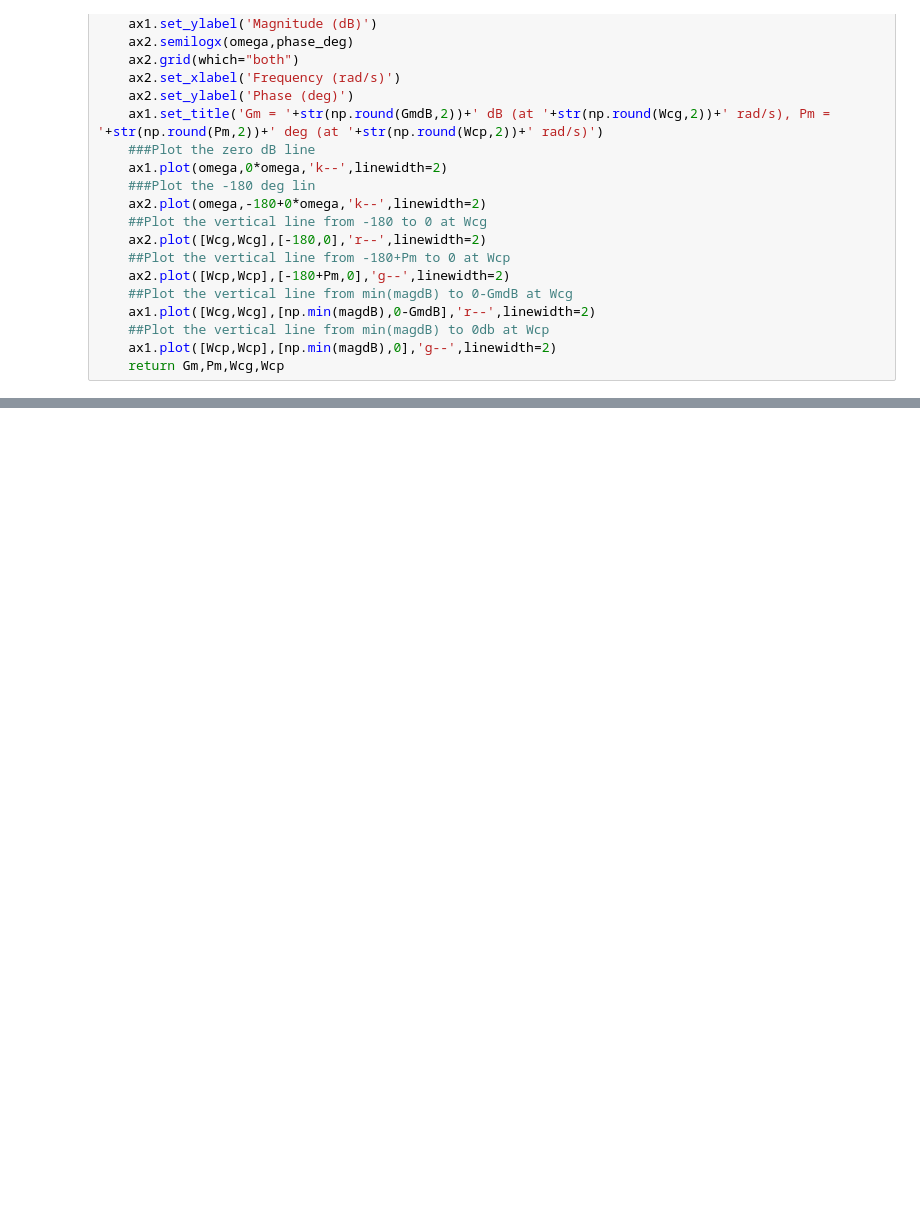
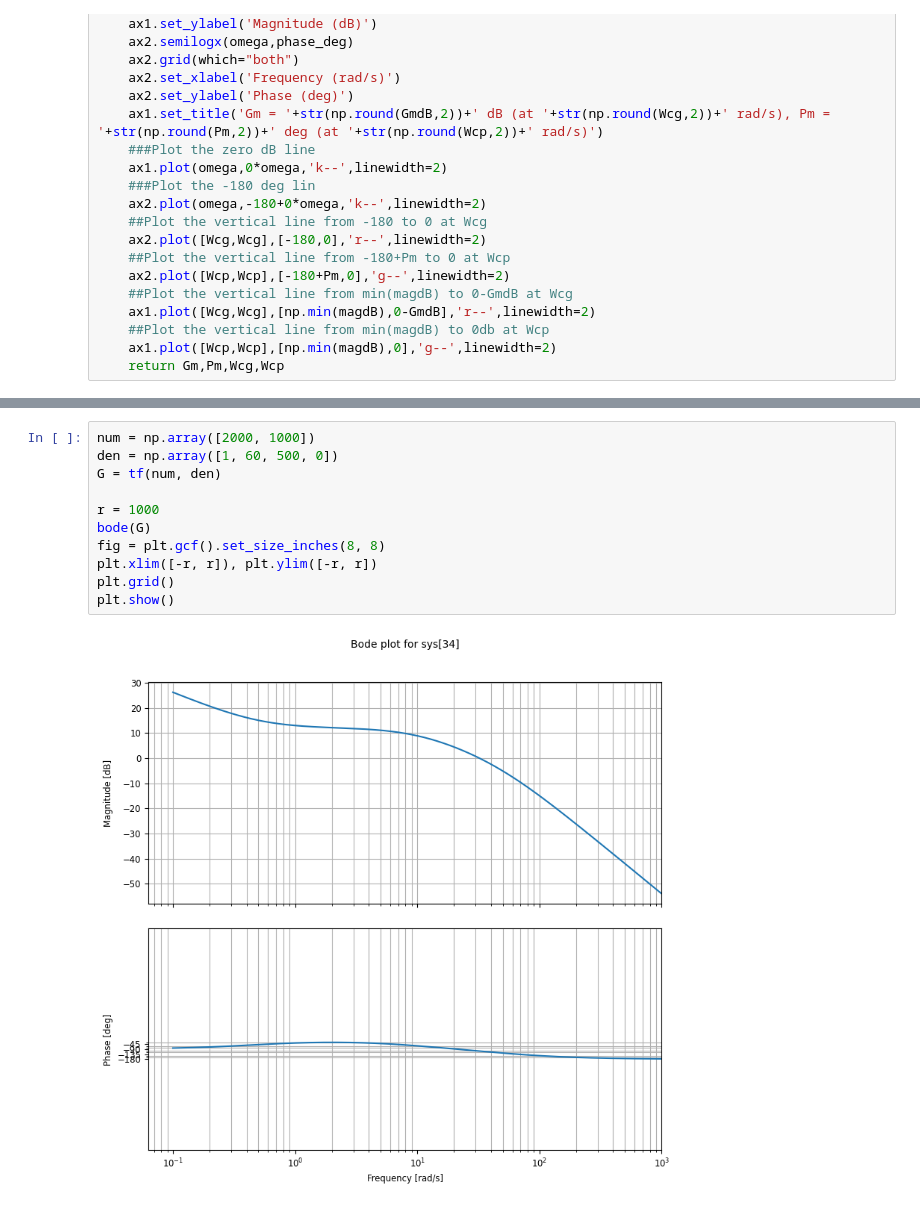
Before and after one commit to Donghoon-Y/inha, a Jupyter notebook: ase3093/bode_plots.ipynb, the cells around one changed output, grey strips where cells are left out. Drawn from its saved outputs; the diff is of its cells as text; blank space fills up the shorter version.

```diff
--- a/ase3093/bode_plots.ipynb
+++ b/ase3093/bode_plots.ipynb
@@ -188,5 +195,18 @@ plot_margins(G*K)
 [figure]
 [figure]
+# %%
+num = np.array([2000, 1000])
+den = np.array([1, 60, 500, 0])
+G = tf(num, den)
+
+r = 1000
+bode(G)
+fig = plt.gcf().set_size_inches(8, 8)
+plt.xlim([-r, r]), plt.ylim([-r, r])
+plt.grid()
+plt.show()
+# %% [output]
+[figure, added]
 # %%
 G2 = zpk([],[-1,-2,-10],20)
 K2 = zpk([-1],[-0.01],1)
```
Also changed, not shown: parts of 13 cells of this notebook, 4 other files.
